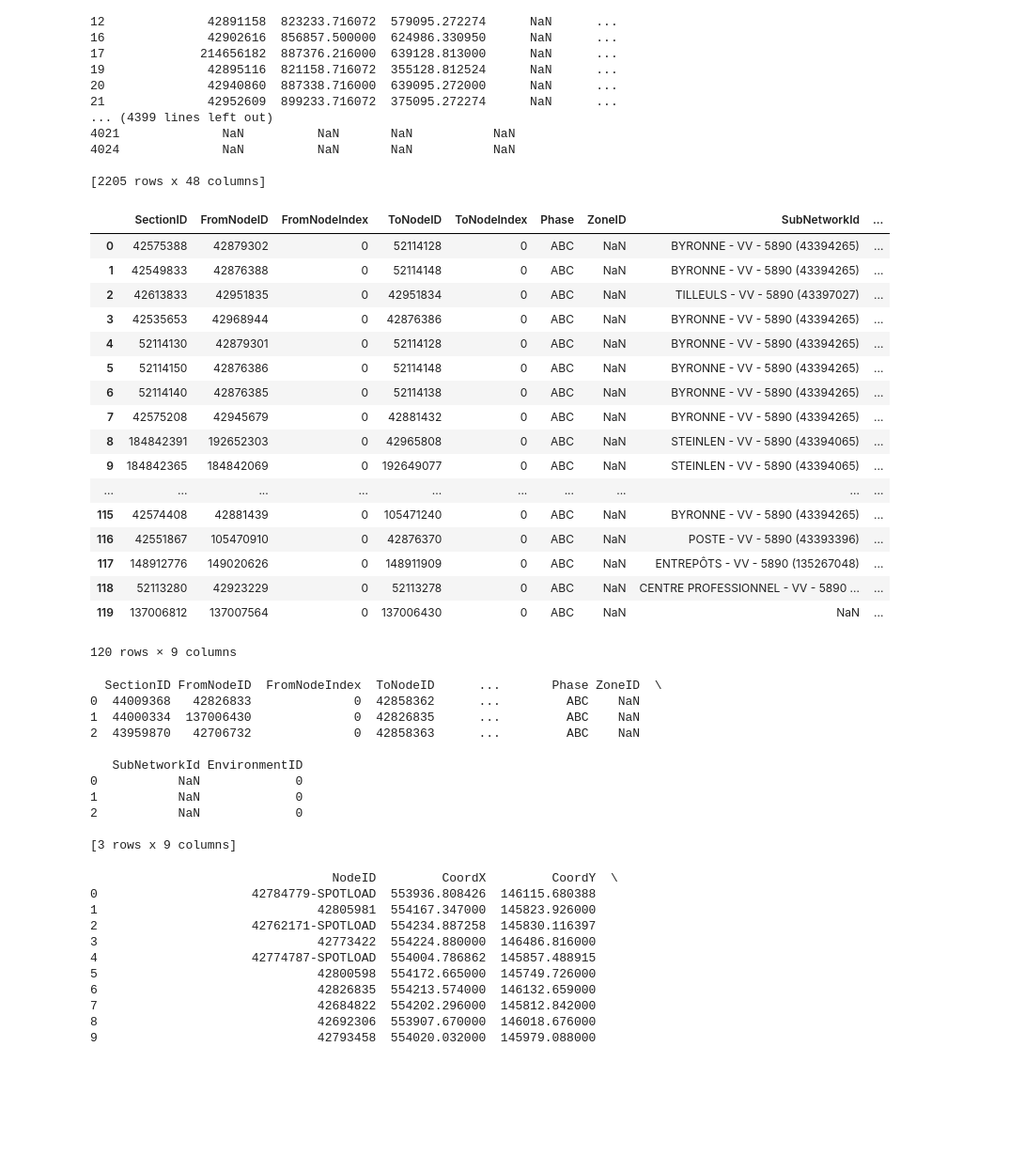
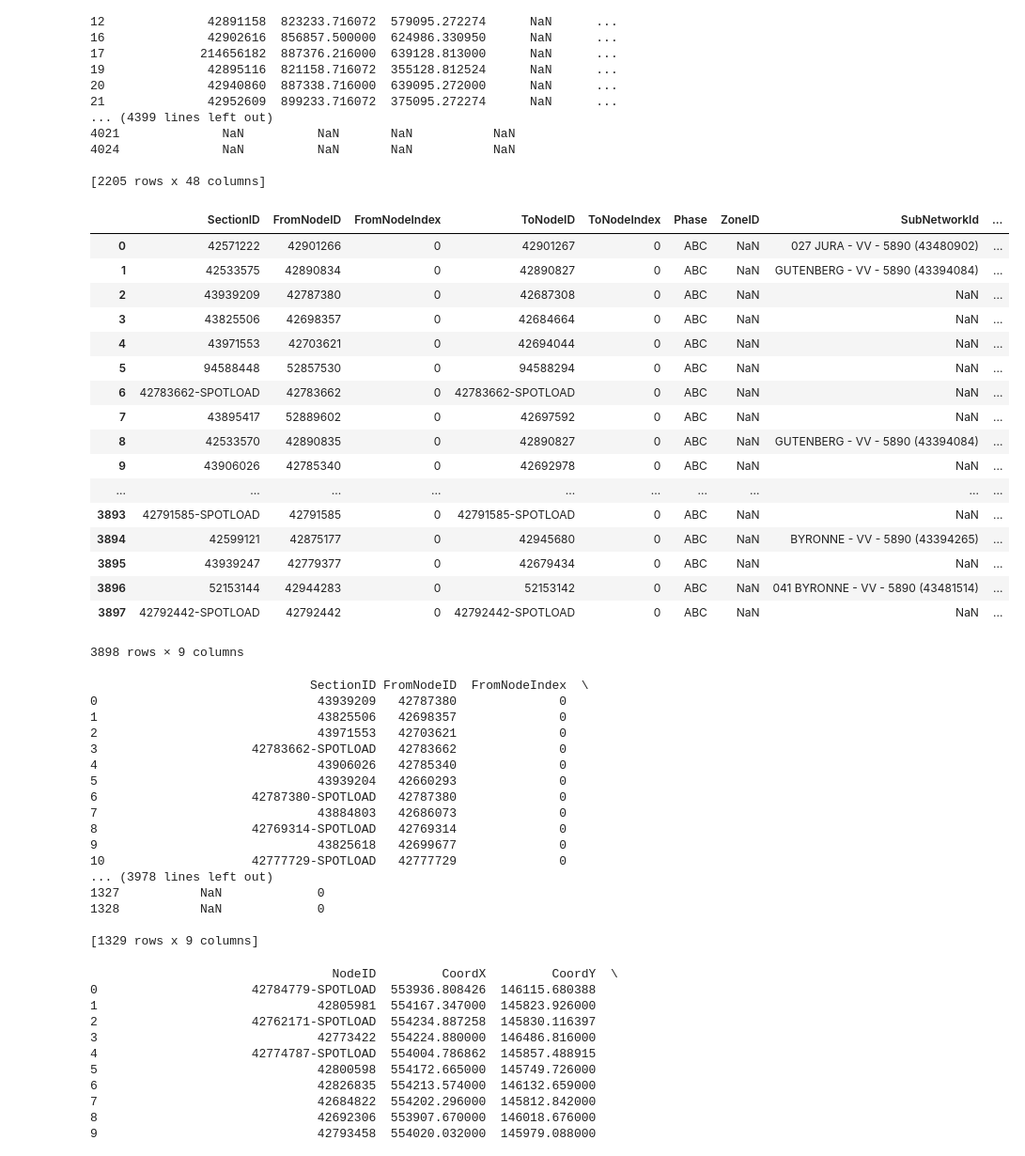
Before and after one commit to martenfese/preprocesses, a Jupyter notebook: XNetwork_test.ipynb, the cells around one changed output. Shown at 94% size. Cells and saved outputs as stored; diff of their text form; code cells hidden in the pictures; blank space fills up the shorter version.

```diff
--- a/XNetwork_test.ipynb
+++ b/XNetwork_test.ipynb
@@ -58,28 +58,28 @@ with pd.option_context('display.max_rows', None, 'display.max_columns', 8):
 
 [2205 rows x 48 columns]
 # %%
-section = pd.read_csv('../preprocesses/section_data/pf_subsection_Gutenberg.csv')
+section = pd.read_csv('../preprocesses/section_data/result_section.csv')
 
 section
 # %% [output]
 |  | SectionID | FromNodeID | FromNodeIndex | ToNodeID | ToNodeIndex | Phase | ZoneID | SubNetworkId | ... |
-| 0 | 42575388 | 42879302 | 0 | 52114128 | 0 | ABC | NaN | BYRONNE - VV - 5890 (43394265) | ... |
-| 1 | 42549833 | 42876388 | 0 | 52114148 | 0 | ABC | NaN | BYRONNE - VV - 5890 (43394265) | ... |
-| 2 | 42613833 | 42951835 | 0 | 42951834 | 0 | ABC | NaN | TILLEULS - VV - 5890 (43397027) | ... |
-| 3 | 42535653 | 42968944 | 0 | 42876386 | 0 | ABC | NaN | BYRONNE - VV - 5890 (43394265) | ... |
-| 4 | 52114130 | 42879301 | 0 | 52114128 | 0 | ABC | NaN | BYRONNE - VV - 5890 (43394265) | ... |
-| 5 | 52114150 | 42876386 | 0 | 52114148 | 0 | ABC | NaN | BYRONNE - VV - 5890 (43394265) | ... |
-| 6 | 52114140 | 42876385 | 0 | 52114138 | 0 | ABC | NaN | BYRONNE - VV - 5890 (43394265) | ... |
-| 7 | 42575208 | 42945679 | 0 | 42881432 | 0 | ABC | NaN | BYRONNE - VV - 5890 (43394265) | ... |
-| 8 | 184842391 | 192652303 | 0 | 42965808 | 0 | ABC | NaN | STEINLEN - VV - 5890 (43394065) | ... |
-| 9 | 184842365 | 184842069 | 0 | 192649077 | 0 | ABC | NaN | STEINLEN - VV - 5890 (43394065) | ... |
+| 0 | 42571222 | 42901266 | 0 | 42901267 | 0 | ABC | NaN | 027 JURA - VV - 5890 (43480902) | ... |
+| 1 | 42533575 | 42890834 | 0 | 42890827 | 0 | ABC | NaN | GUTENBERG - VV - 5890 (43394084) | ... |
+| 2 | 43939209 | 42787380 | 0 | 42687308 | 0 | ABC | NaN | NaN | ... |
+| 3 | 43825506 | 42698357 | 0 | 42684664 | 0 | ABC | NaN | NaN | ... |
+| 4 | 43971553 | 42703621 | 0 | 42694044 | 0 | ABC | NaN | NaN | ... |
+| 5 | 94588448 | 52857530 | 0 | 94588294 | 0 | ABC | NaN | NaN | ... |
+| 6 | 42783662-SPOTLOAD | 42783662 | 0 | 42783662-SPOTLOAD | 0 | ABC | NaN | NaN | ... |
+| 7 | 43895417 | 52889602 | 0 | 42697592 | 0 | ABC | NaN | NaN | ... |
+| 8 | 42533570 | 42890835 | 0 | 42890827 | 0 | ABC | NaN | GUTENBERG - VV - 5890 (43394084) | ... |
+| 9 | 43906026 | 42785340 | 0 | 42692978 | 0 | ABC | NaN | NaN | ... |
 | ... | ... | ... | ... | ... | ... | ... | ... | ... | ... |
-| 115 | 42574408 | 42881439 | 0 | 105471240 | 0 | ABC | NaN | BYRONNE - VV - 5890 (43394265) | ... |
-| 116 | 42551867 | 105470910 | 0 | 42876370 | 0 | ABC | NaN | POSTE - VV - 5890 (43393396) | ... |
-| 117 | 148912776 | 149020626 | 0 | 148911909 | 0 | ABC | NaN | ENTREPÔTS - VV - 5890 (135267048) | ... |
-| 118 | 52113280 | 42923229 | 0 | 52113278 | 0 | ABC | NaN | CENTRE PROFESSIONNEL - VV - 5890 ... | ... |
-| 119 | 137006812 | 137007564 | 0 | 137006430 | 0 | ABC | NaN | NaN | ... |
+| 3893 | 42791585-SPOTLOAD | 42791585 | 0 | 42791585-SPOTLOAD | 0 | ABC | NaN | NaN | ... |
+| 3894 | 42599121 | 42875177 | 0 | 42945680 | 0 | ABC | NaN | BYRONNE - VV - 5890 (43394265) | ... |
+| 3895 | 43939247 | 42779377 | 0 | 42679434 | 0 | ABC | NaN | NaN | ... |
+| 3896 | 52153144 | 42944283 | 0 | 52153142 | 0 | ABC | NaN | 041 BYRONNE - VV - 5890 (43481514) | ... |
+| 3897 | 42792442-SPOTLOAD | 42792442 | 0 | 42792442-SPOTLOAD | 0 | ABC | NaN | NaN | ... |
-120 rows × 9 columns
+3898 rows × 9 columns
 # %%
 a = del_coord['NodeID']
 section['FromNodeID'] = section['FromNodeID'].astype(str)
@@ -94,17 +94,23 @@ section_3 = section_3.reset_index(drop=True)
 with pd.option_context('display.max_rows', None, 'display.max_columns', 8):
     print(section_3)
 # %% [output]
-  SectionID FromNodeID  FromNodeIndex  ToNodeID      ...       Phase ZoneID  \
-0  44009368   42826833              0  42858362      ...         ABC    NaN
-1  44000334  137006430              0  42826835      ...         ABC    NaN
-2  43959870   42706732              0  42858363      ...         ABC    NaN
+                              SectionID FromNodeID  FromNodeIndex  \
+0                              43939209   42787380              0
+1                              43825506   42698357              0
+2                              43971553   42703621              0
+3                     42783662-SPOTLOAD   42783662              0
+4                              43906026   42785340              0
+5                              43939204   42660293              0
+6                     42787380-SPOTLOAD   42787380              0
+7                              43884803   42686073              0
+8                     42769314-SPOTLOAD   42769314              0
+9                              43825618   42699677              0
+10                    42777729-SPOTLOAD   42777729              0
+... (3978 lines left out)
+1327           NaN             0
+1328           NaN             0
 
-   SubNetworkId EnvironmentID
-0           NaN             0
-1           NaN             0
-2           NaN             0
-
-[3 rows x 9 columns]
+[1329 rows x 9 columns]
 # %%
 in_coord = coord[~coord['NodeID'].isin(del_coord['NodeID'])]
 
```
Also changed, not shown: parts of 5 cells of this notebook.
